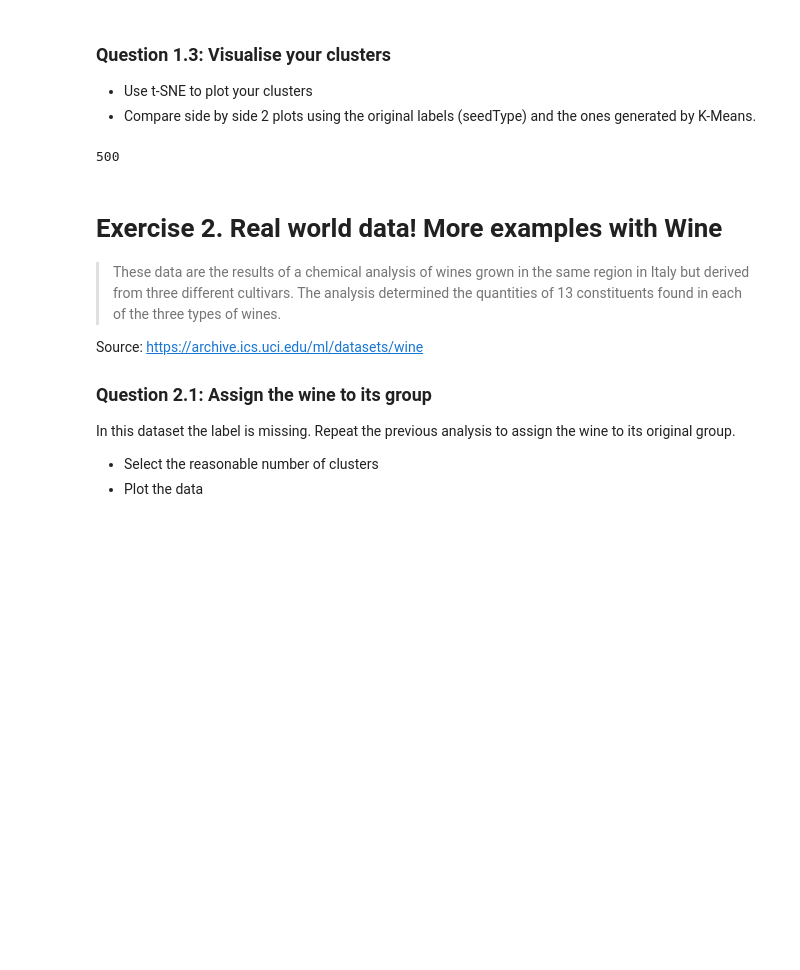
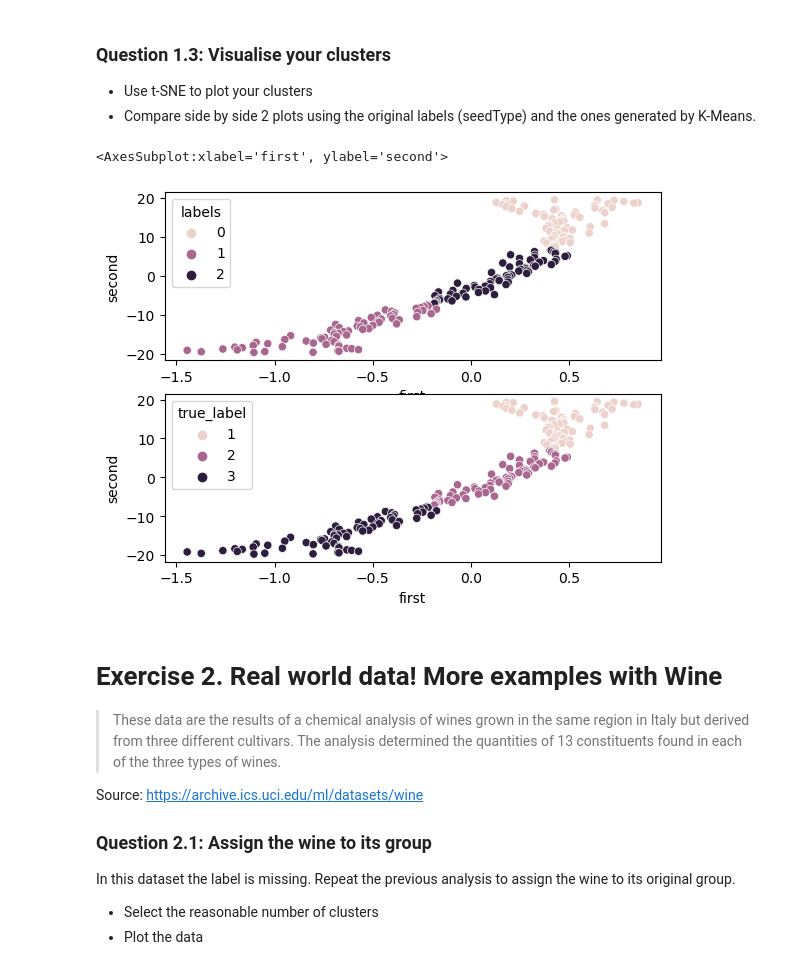
Before and after one commit to stefanoviel/2023, a Jupyter notebook: Exercises/08 - Learning from data - Unsupervised learning/Unsupervised_Learning.ipynb, the cells around one changed output. Drawn from its saved outputs; the diff is of its cells as text; code cells hidden in the pictures; blank space fills up the shorter version.

```diff
--- a/Exercises/08 - Learning from data - Unsupervised learning/Unsupervised_Learning.ipynb
+++ b/Exercises/08 - Learning from data - Unsupervised learning/Unsupervised_Learning.ipynb
@@ -382,18 +382,20 @@ plot_sse(seeds_no_type)
 - Use t-SNE to plot your clusters
 - Compare side by side 2 plots using the original labels (seedType) and the ones generated by K-Means.
 # %%
-kmeans = KMeans(n_clusters=5, random_state=10).fit(seeds_no_type)
+import seaborn as sns
+
+kmeans = KMeans(n_clusters=3, random_state=10).fit(seeds_no_type)
 X_reduced_tsne_wheat = TSNE(n_components=2, init='random', learning_rate='auto', random_state=0).fit_transform(seeds_no_type)
 df = pd.DataFrame(X_reduced_tsne_wheat, columns=['first', 'second'])
-# df['labels'] = kmean.labels_
-
-
-# plt.scatter(X_reduced_tsne_wheat[:, 0], X_reduced_tsne_wheat[:, 1], hue= kmean.labels_)
-# sns.lmplot(x='carat', y='price', data=, hue='color', fit_reg=False)
-
-len(kmean.labels_)
+df['labels'] = kmeans.labels_
-# %% [output]
-500
+# %%
+fig, axs = plt.subplots(2)
+df['true_label'] = seeds['seedType']
+sns.scatterplot(x='first', y='second', data=df, hue='labels', ax = axs[0])
+sns.scatterplot(x='first', y='second', data=df, hue='true_label', ax = axs[1])
+# %% [output]
+<AxesSubplot:xlabel='first', ylabel='second'>
+[figure, added]
 # %% [markdown]
 # Exercise 2. Real world data! More examples with Wine
 
```
Also changed, not shown: parts of 2 cells of this notebook.
